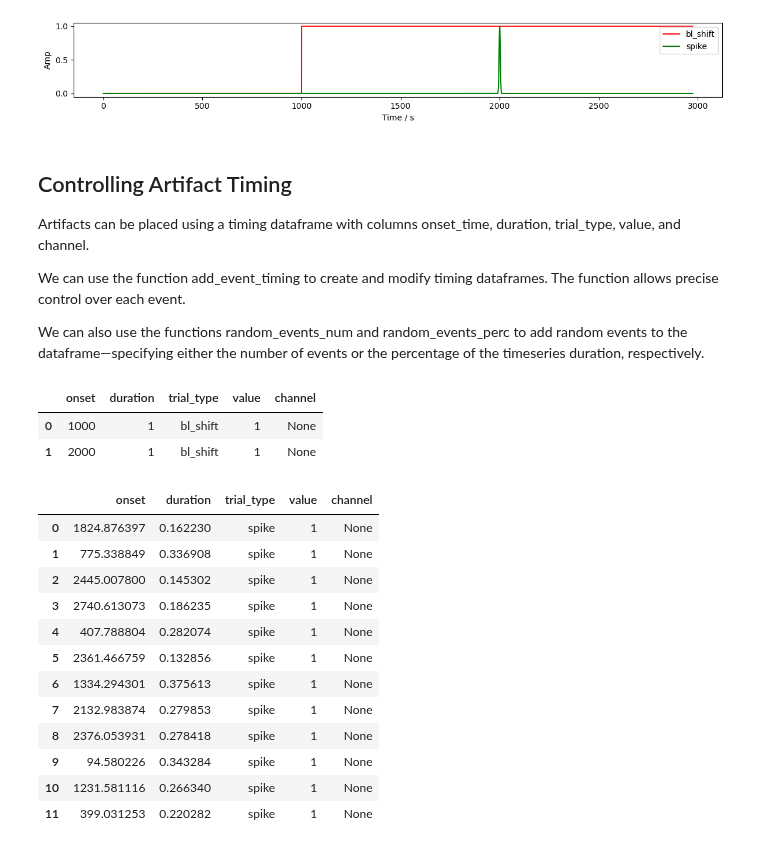
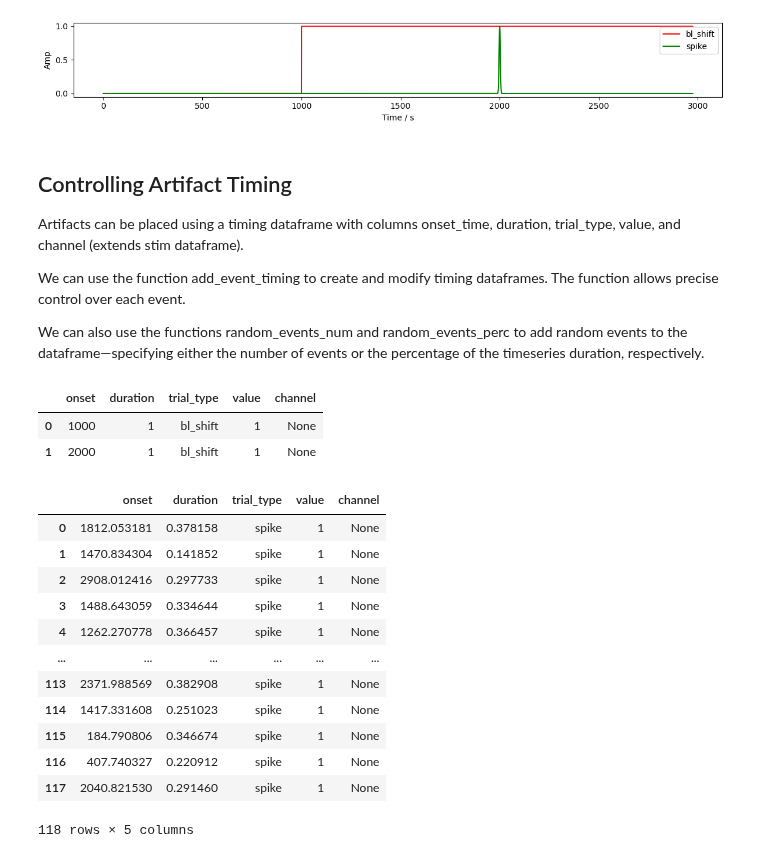
Before and after one commit to ibs-lab/cedalion, a Jupyter notebook: examples/synthetic_artifacts_example.ipynb, the cells around one changed output. Saved outputs shown, nothing was run; the diff lists cells and outputs as text; code cells hidden in the pictures.

```diff
--- a/examples/synthetic_artifacts_example.ipynb
+++ b/examples/synthetic_artifacts_example.ipynb
@@ -86,7 +88,7 @@ Coordinates:
 # %% [markdown]
 ## Controlling Artifact Timing
 
-Artifacts can be placed using a timing dataframe with columns onset_time, duration, trial_type, value, and channel.
+Artifacts can be placed using a timing dataframe with columns onset_time, duration, trial_type, value, and channel (extends stim dataframe).
 
 We can use the function add_event_timing to create and modify timing dataframes. The function allows precise control over each event.
 
@@ -94,33 +96,33 @@ We can also use the functions random_events_num and random_events_perc to add ra
 # %%
 # Create a list of events in the format (onset, duration)
 events = [(1000, 1), (2000, 1)]
 
 # Creates a new timing dataframe with the specified events.
 # Setting channel to None indicates that the artifact applies to all channels.
 timing_amp = sa.add_event_timing(events, 'bl_shift', None)
 
 # Add random events to the timing dataframe
-timing_od = sa.random_events_perc(time, 0.001, ["spike"])
+timing_od = sa.random_events_perc(time, 0.01, ["spike"])
 
 display(timing_amp)
 display(timing_od)
 # %% [output]
 |  | onset | duration | trial_type | value | channel |
 | 0 | 1000 | 1 | bl_shift | 1 | None |
 | 1 | 2000 | 1 | bl_shift | 1 | None |
 |  | onset | duration | trial_type | value | channel |
-| 0 | 1824.876397 | 0.162230 | spike | 1 | None |
-| 1 | 775.338849 | 0.336908 | spike | 1 | None |
-| 2 | 2445.007800 | 0.145302 | spike | 1 | None |
-| 3 | 2740.613073 | 0.186235 | spike | 1 | None |
-| 4 | 407.788804 | 0.282074 | spike | 1 | None |
-| 5 | 2361.466759 | 0.132856 | spike | 1 | None |
-| 6 | 1334.294301 | 0.375613 | spike | 1 | None |
-| 7 | 2132.983874 | 0.279853 | spike | 1 | None |
-| 8 | 2376.053931 | 0.278418 | spike | 1 | None |
-| 9 | 94.580226 | 0.343284 | spike | 1 | None |
-| 10 | 1231.581116 | 0.266340 | spike | 1 | None |
-| 11 | 399.031253 | 0.220282 | spike | 1 | None |
+| 0 | 1812.053181 | 0.378158 | spike | 1 | None |
+| 1 | 1470.834304 | 0.141852 | spike | 1 | None |
+| 2 | 2908.012416 | 0.297733 | spike | 1 | None |
+| 3 | 1488.643059 | 0.334644 | spike | 1 | None |
+| 4 | 1262.270778 | 0.366457 | spike | 1 | None |
+| ... | ... | ... | ... | ... | ... |
+| 113 | 2371.988569 | 0.382908 | spike | 1 | None |
+| 114 | 1417.331608 | 0.251023 | spike | 1 | None |
+| 115 | 184.790806 | 0.346674 | spike | 1 | None |
+| 116 | 407.740327 | 0.220912 | spike | 1 | None |
+| 117 | 2040.821530 | 0.291460 | spike | 1 | None |
+118 rows × 5 columns
 # %% [markdown]
 ## Adding Artifacts to Data
 
```
Also changed, not shown: parts of 6 cells of this notebook, 6 other files.
